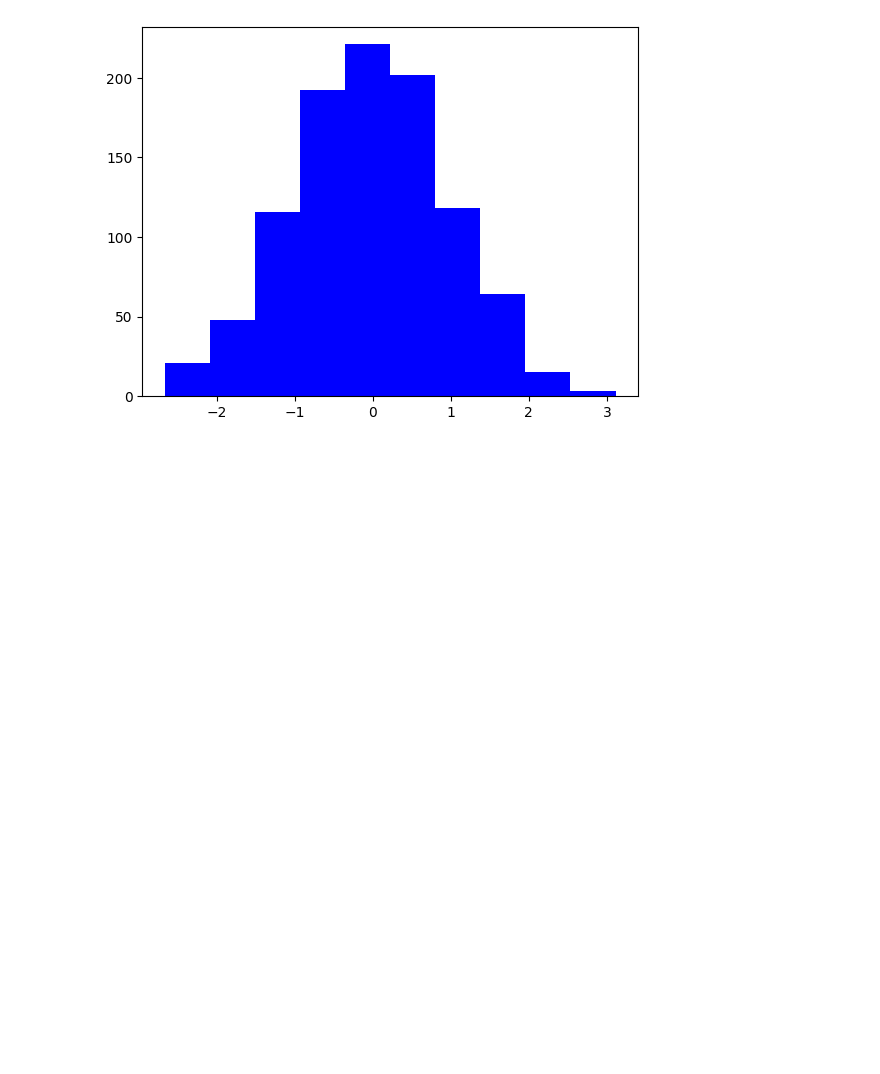
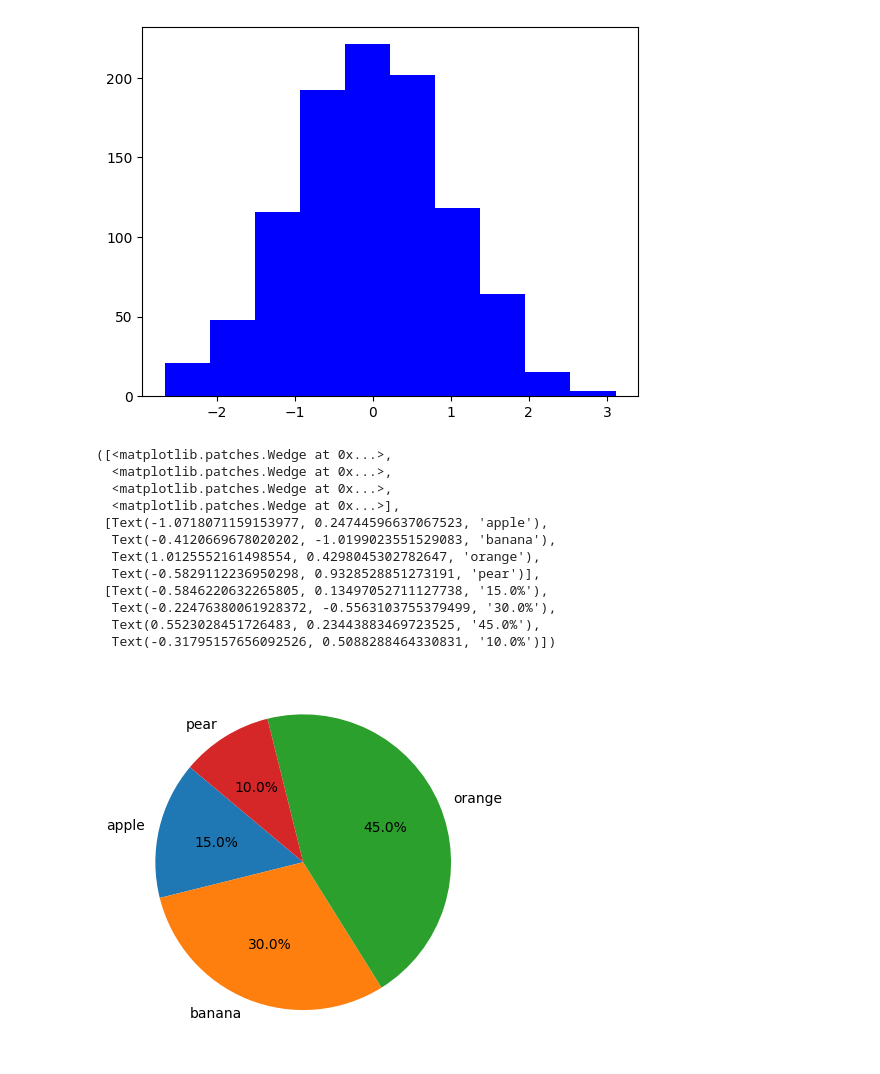
Before and after one commit to Avanish7974/Matplotlib, a Jupyter notebook: histogram.ipynb, the cells around one changed output. Saved outputs shown, nothing was run; the diff lists cells and outputs as text; code cells hidden in the pictures; blank space fills up the shorter version.

Commit message:
graph

```diff
--- a/histogram.ipynb
+++ b/histogram.ipynb
@@ -6,3 +6,22 @@ plt.hist(data,bins=10,color = 'blue')
 plt.show()
 # %% [output]
 [figure]
+# %%
+labele = ['apple', 'banana', 'orange', 'pear']
+plt.pie([15, 30, 45, 10], labels=labele, autopct='%1.1f%%', startangle=140)
+# here the work of autopct is to show the percentage of each slice in the pie chart
+# and the work of startangle is to rotate the pie chart to start at a specific angle
+# %% [output]
+([<matplotlib.patches.Wedge at 0x...>,
+  <matplotlib.patches.Wedge at 0x...>,
+  <matplotlib.patches.Wedge at 0x...>,
+  <matplotlib.patches.Wedge at 0x...>],
+ [Text(-1.0718071159153977, 0.24744596637067523, 'apple'),
+  Text(-0.4120669678020202, -1.0199023551529083, 'banana'),
+  Text(1.0125552161498554, 0.4298045302782647, 'orange'),
+  Text(-0.5829112236950298, 0.9328528851273191, 'pear')],
+ [Text(-0.5846220632265805, 0.13497052711127738, '15.0%'),
+  Text(-0.22476380061928372, -0.5563103755379499, '30.0%'),
+  Text(0.5523028451726483, 0.23443883469723525, '45.0%'),
+  Text(-0.31795157656092526, 0.5088288464330831, '10.0%')])
+[figure, added]
```
Also changed, not shown: parts of 2 cells of this notebook.
